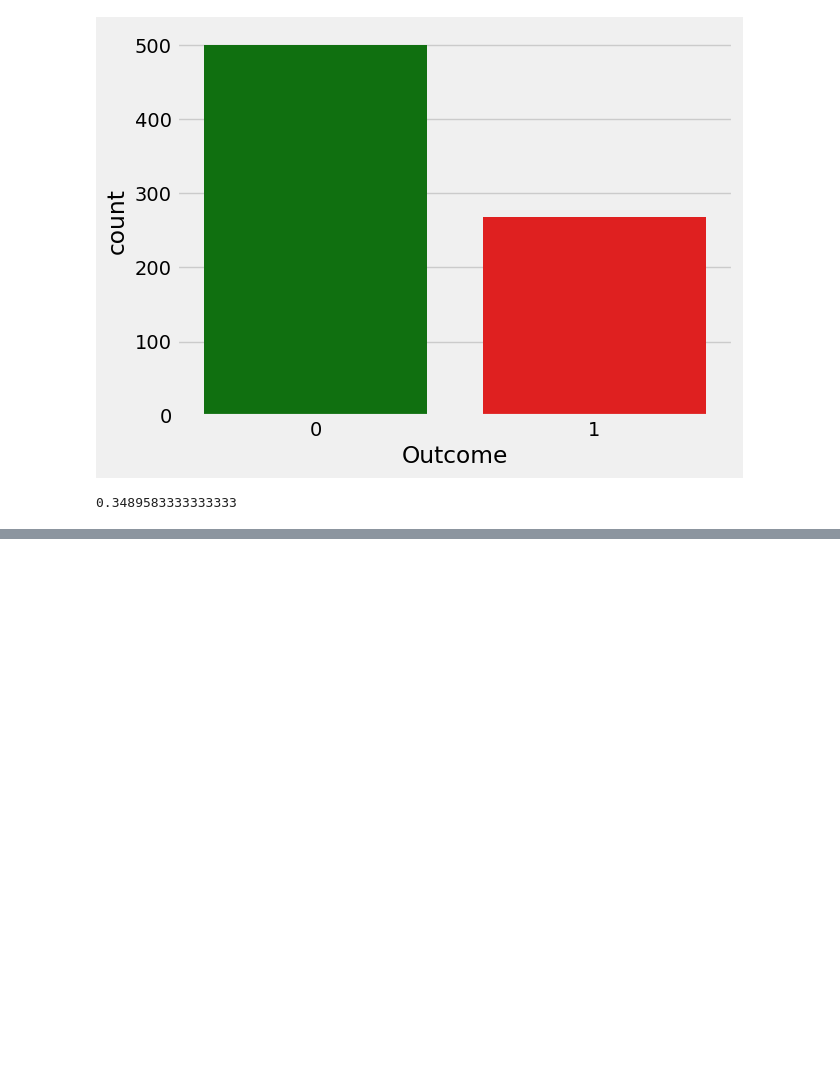
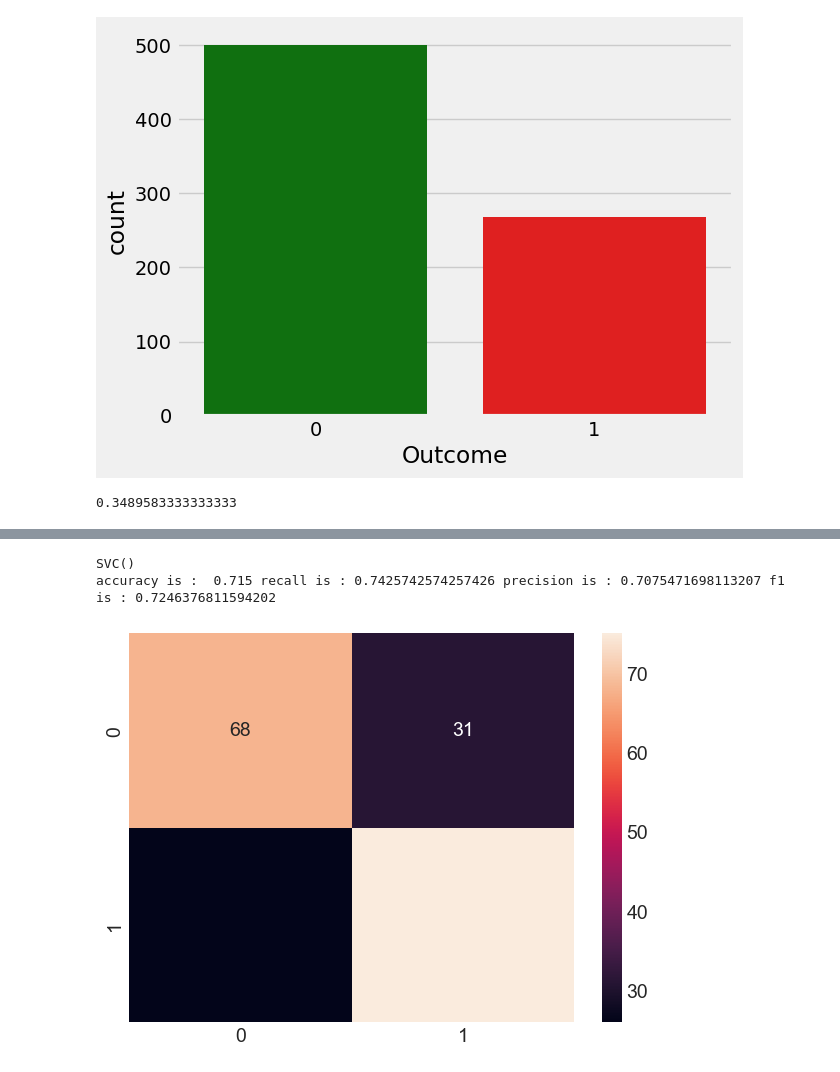
Before and after one commit to shwqialbokhyty-star/my-project, a Jupyter notebook: my_project_ai.ipynb, the cells around one changed output, grey strips where cells are left out. Drawn from its saved outputs; the diff is of its cells as text; code cells hidden in the pictures; blank space fills up the shorter version.

```diff
--- a/my_project_ai.ipynb
+++ b/my_project_ai.ipynb
@@ -151,0 +225,6 @@ maxi.shape  ,mini.shape
+# %%
+cal(model2)
+# %% [output]
+SVC()
+accuracy is :  0.715 recall is : 0.7425742574257426 precision is : 0.7075471698113207 f1 is : 0.7246376811594202
+[figure, added]
```
Also changed, not shown: parts of 18 cells of this notebook.
